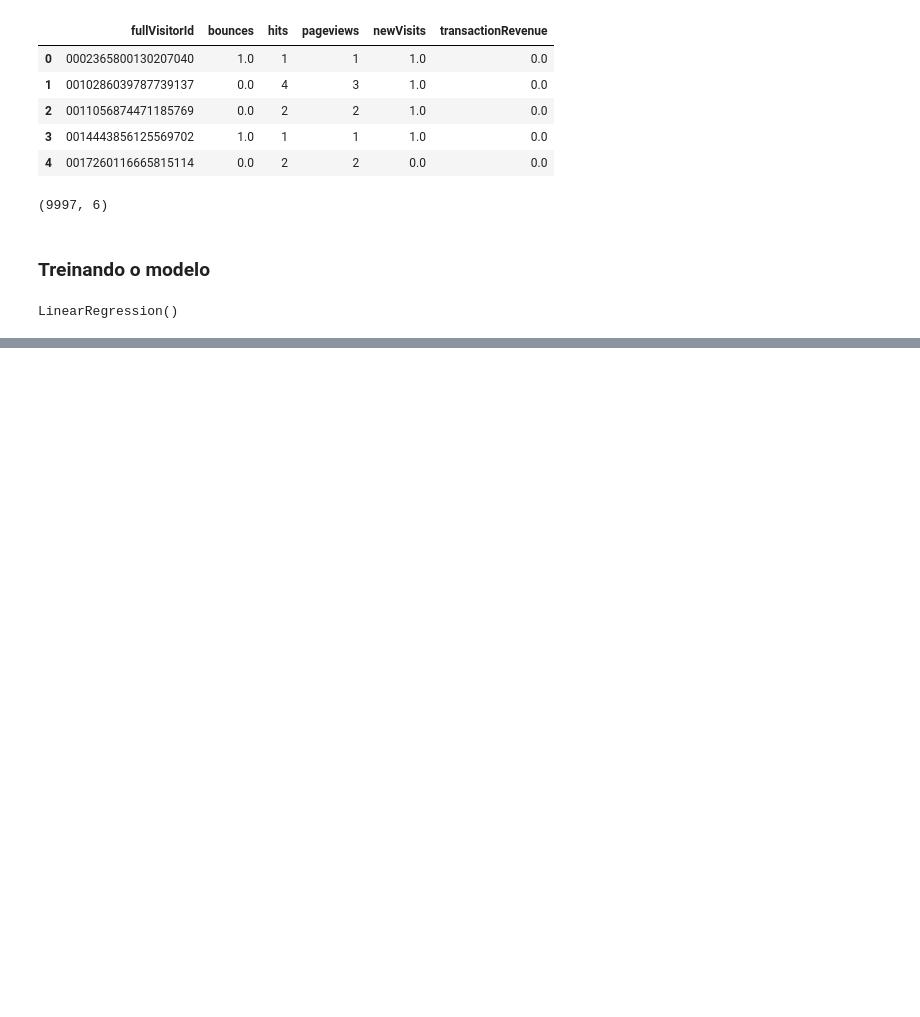
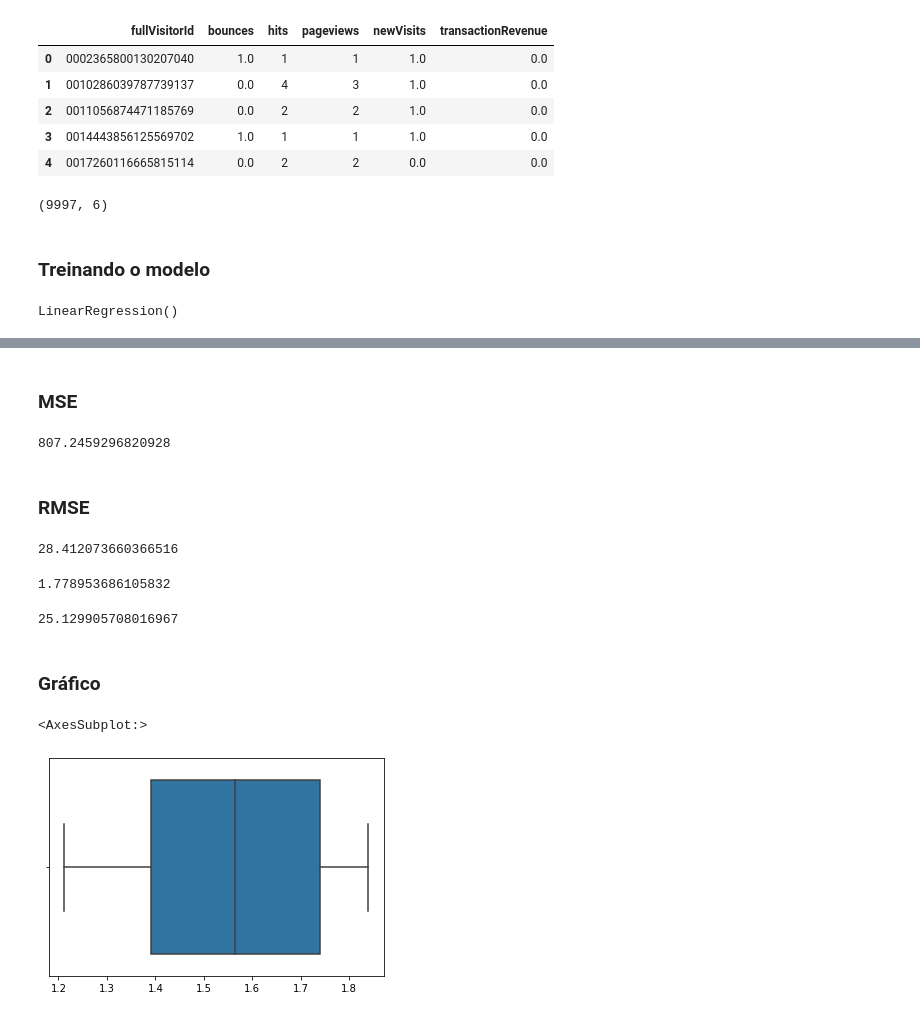
Before and after one commit to thayannefranca/ML_Marketing_Digital, a Jupyter notebook: Predicao_gastos_usuario.ipynb, the cells around one changed output, grey strips where cells are left out. Cells and saved outputs as stored; diff of their text form; code cells hidden in the pictures; blank space fills up the shorter version.

```diff
--- a/Predicao_gastos_usuario.ipynb
+++ b/Predicao_gastos_usuario.ipynb
@@ -267,0 +314,2 @@ y_pred_reg = reg.predict(X_test)
+# %% [markdown]
+### MSE
@@ -267,0 +318,6 @@ y_pred_reg = reg.predict(X_test)
+# %%
+mean_squared_error(y_test, y_pred_reg)
+# %% [output]
+807.2459296820928
+# %% [markdown]
+### RMSE
@@ -267,0 +326,17 @@ y_pred_reg = reg.predict(X_test)
+# %%
+np.sqrt(mean_squared_error(y_test, y_pred_reg))
+# %% [output]
+28.412073660366516
+# %%
+#Avaliando média
+np.mean(df_quant.transactionRevenue)
+# %% [output]
+1.778953686105832
+# %%
+#Avaliando esvio padrão
+#Nosso modelo está errando mais do que o desvio natural da nossa base.
+np.std(df_quant.transactionRevenue)
+# %% [output]
+25.129905708016967
+# %% [markdown]
+### Gráfico
@@ -267,0 +347,5 @@ y_pred_reg = reg.predict(X_test)
+# %%
+sns.boxplot(y_pred_reg)
+# %% [output]
+<AxesSubplot:>
+[figure, added]
```
Also changed, not shown: parts of 9 cells of this notebook.
